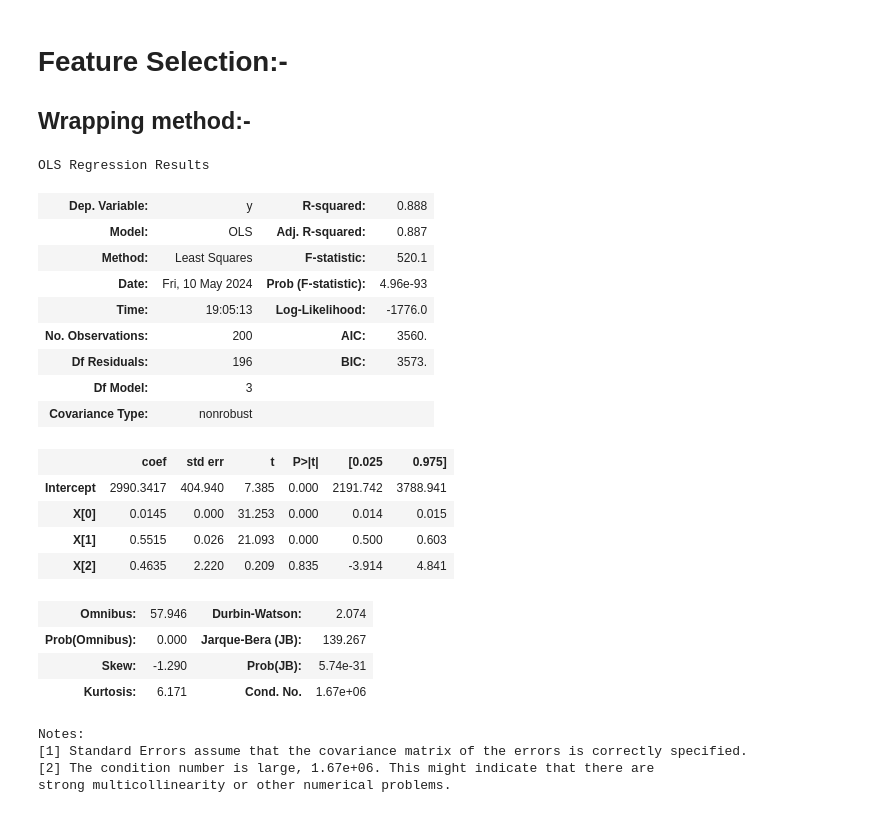
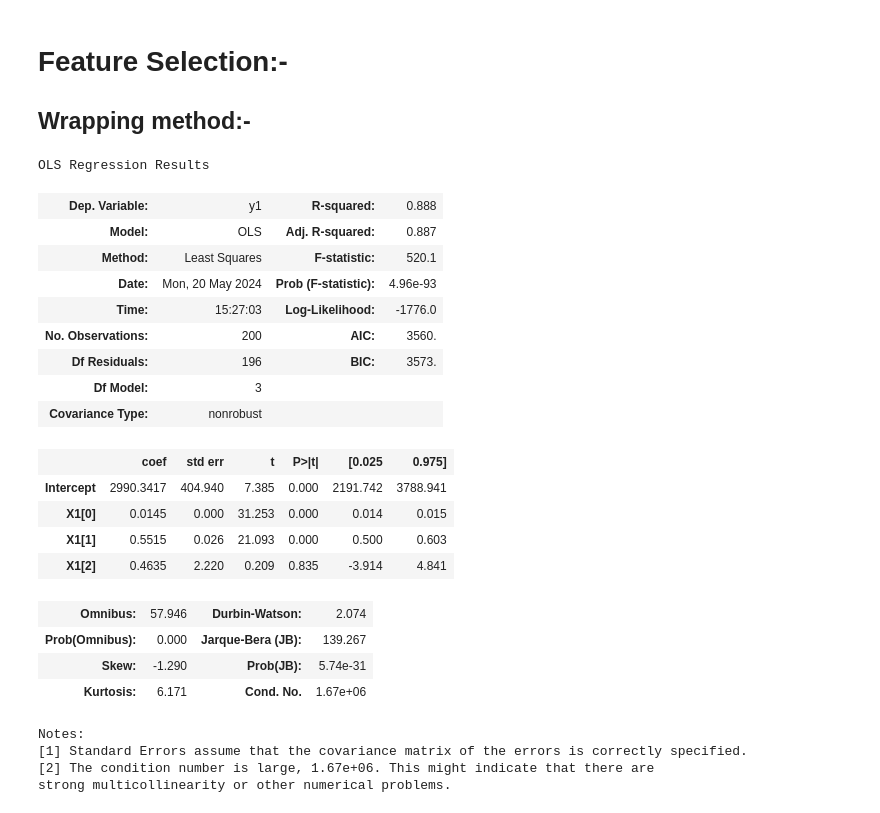
Before and after one commit to manojkumar211/capstone_regression, a Jupyter notebook: experiments/Sales Prediction.ipynb, the cells around one changed output. Drawn from its saved outputs; the diff is of its cells as text; code cells hidden in the pictures.

```diff
--- a/experiments/Sales Prediction.ipynb
+++ b/experiments/Sales Prediction.ipynb
@@ -519,24 +519,24 @@ Name: sales, Length: 200, dtype: int64
 # %%
 import statsmodels.formula.api as smf
 # %%
-model=smf.ols('y~X',data=df).fit()
+model=smf.ols('y1~X1',data=df).fit()
 model.summary()
 # %% [output]
 OLS Regression Results
-| Dep. Variable: | y | R-squared: | 0.888 |
+| Dep. Variable: | y1 | R-squared: | 0.888 |
 | Model: | OLS | Adj. R-squared: | 0.887 |
 | Method: | Least Squares | F-statistic: | 520.1 |
-| Date: | Fri, 10 May 2024 | Prob (F-statistic): | 4.96e-93 |
-| Time: | 19:05:13 | Log-Likelihood: | -1776.0 |
+| Date: | Mon, 20 May 2024 | Prob (F-statistic): | 4.96e-93 |
+| Time: | 15:27:03 | Log-Likelihood: | -1776.0 |
 | No. Observations: | 200 | AIC: | 3560. |
 | Df Residuals: | 196 | BIC: | 3573. |
 | Df Model: | 3 |  |  |
 | Covariance Type: | nonrobust |  |  |
 |  | coef | std err | t | P>|t| | [0.025 | 0.975] |
 | Intercept | 2990.3417 | 404.940 | 7.385 | 0.000 | 2191.742 | 3788.941 |
-| X[0] | 0.0145 | 0.000 | 31.253 | 0.000 | 0.014 | 0.015 |
-| X[1] | 0.5515 | 0.026 | 21.093 | 0.000 | 0.500 | 0.603 |
-| X[2] | 0.4635 | 2.220 | 0.209 | 0.835 | -3.914 | 4.841 |
+| X1[0] | 0.0145 | 0.000 | 31.253 | 0.000 | 0.014 | 0.015 |
+| X1[1] | 0.5515 | 0.026 | 21.093 | 0.000 | 0.500 | 0.603 |
+| X1[2] | 0.4635 | 2.220 | 0.209 | 0.835 | -3.914 | 4.841 |
 | Omnibus: | 57.946 | Durbin-Watson: | 2.074 |
 | Prob(Omnibus): | 0.000 | Jarque-Bera (JB): | 139.267 |
 | Skew: | -1.290 | Prob(JB): | 5.74e-31 |
```
Also changed, not shown: parts of 30 cells of this notebook, 6 other files.
